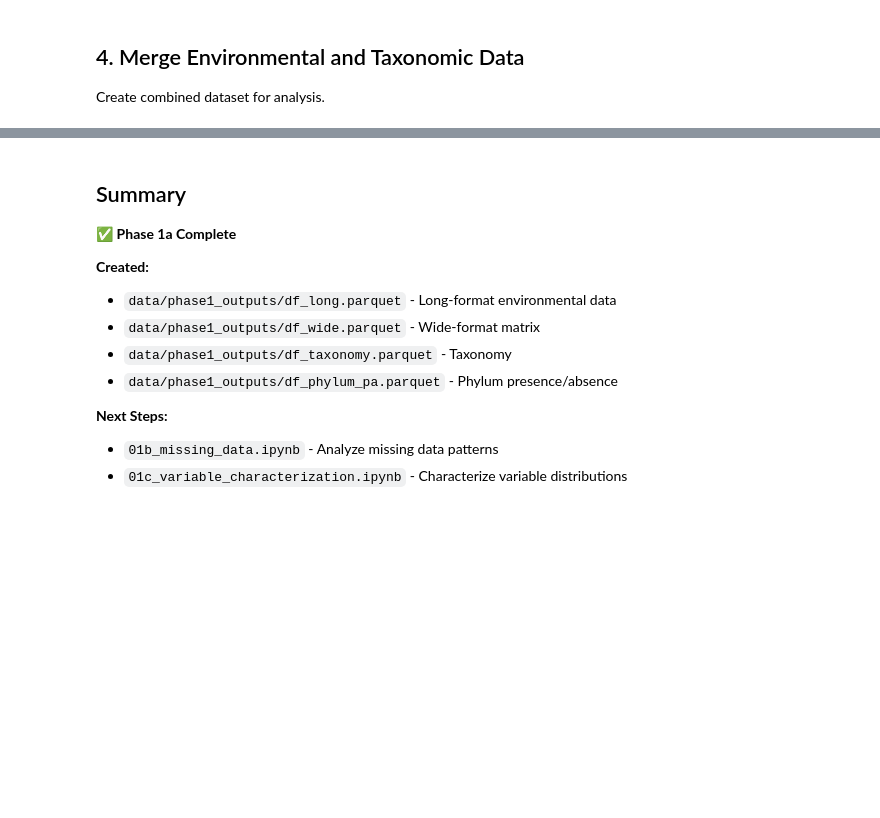
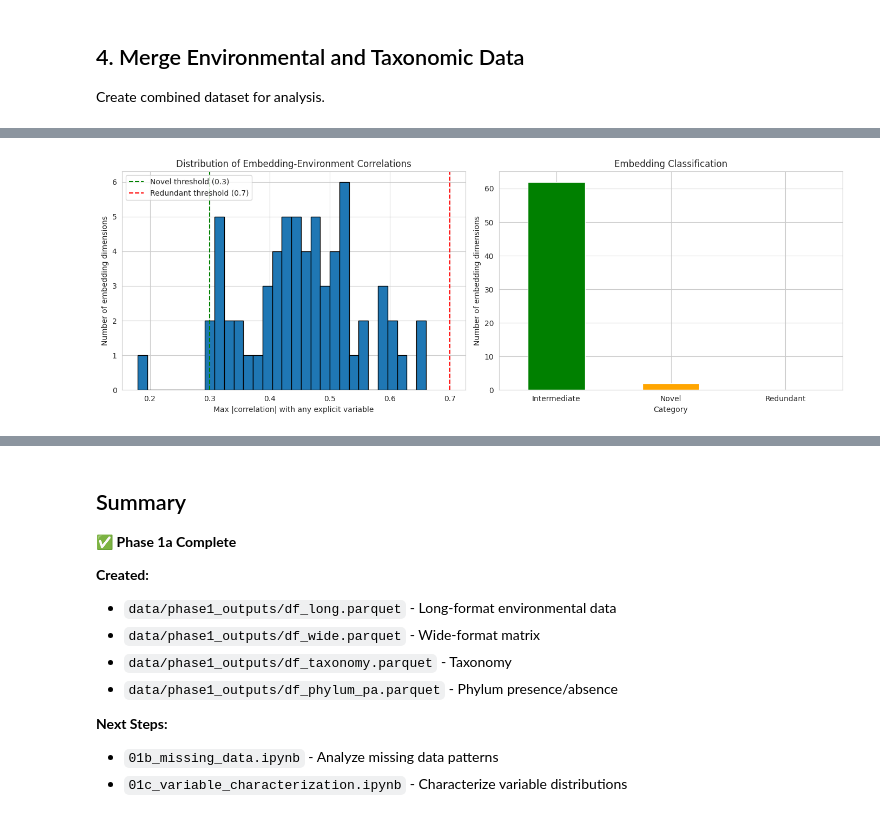
Before and after one commit to aparkin/env-agents, a Jupyter notebook: analysis/notebooks/01_data_prep/01a_extract_pivot.ipynb, the cells around one changed output, grey strips where cells are left out. Cells and saved outputs as stored; diff of their text form; code cells hidden in the pictures; blank space fills up the shorter version.

```diff
--- a/analysis/notebooks/01_data_prep/01a_extract_pivot.ipynb
+++ b/analysis/notebooks/01_data_prep/01a_extract_pivot.ipynb
@@ -257,0 +559,27 @@ print(f"  Lost in merge: {len(df_wide) + len(df_taxonomy) - 2*len(df_combined)}"
+# %%
+# Visualize embedding classification
+if complete_cases.sum() > 50:
+    fig, axes = plt.subplots(1, 2, figsize=(14, 5))
+
+    # Histogram of max correlations
+    axes[0].hist(embedding_classification['max_abs_corr'], bins=30, edgecolor='black')
+    axes[0].axvline(novel_threshold, color='green', linestyle='--', label=f'Novel threshold ({novel_threshold})')
+    axes[0].axvline(redundant_threshold, color='red', linestyle='--', label=f'Redundant threshold ({redundant_threshold})')
+    axes[0].set_xlabel('Max |correlation| with any explicit variable')
+    axes[0].set_ylabel('Number of embedding dimensions')
+    axes[0].set_title('Distribution of Embedding-Environment Correlations')
+    axes[0].legend()
+
+    # Bar chart of categories
+    embedding_classification['category'].value_counts().plot(kind='bar', ax=axes[1], color=['green', 'orange', 'red'])
+    axes[1].set_xlabel('Category')
+    axes[1].set_ylabel('Number of embedding dimensions')
+    axes[1].set_title('Embedding Classification')
+    axes[1].set_xticklabels(axes[1].get_xticklabels(), rotation=0)
+
+    plt.tight_layout()
+    plt.show()
+else:
+    print("⚠️ Skipping visualization - insufficient data")
+# %% [output]
+[figure, added]
```
Also changed, not shown: parts of 44 cells of this notebook, 13 other files.
